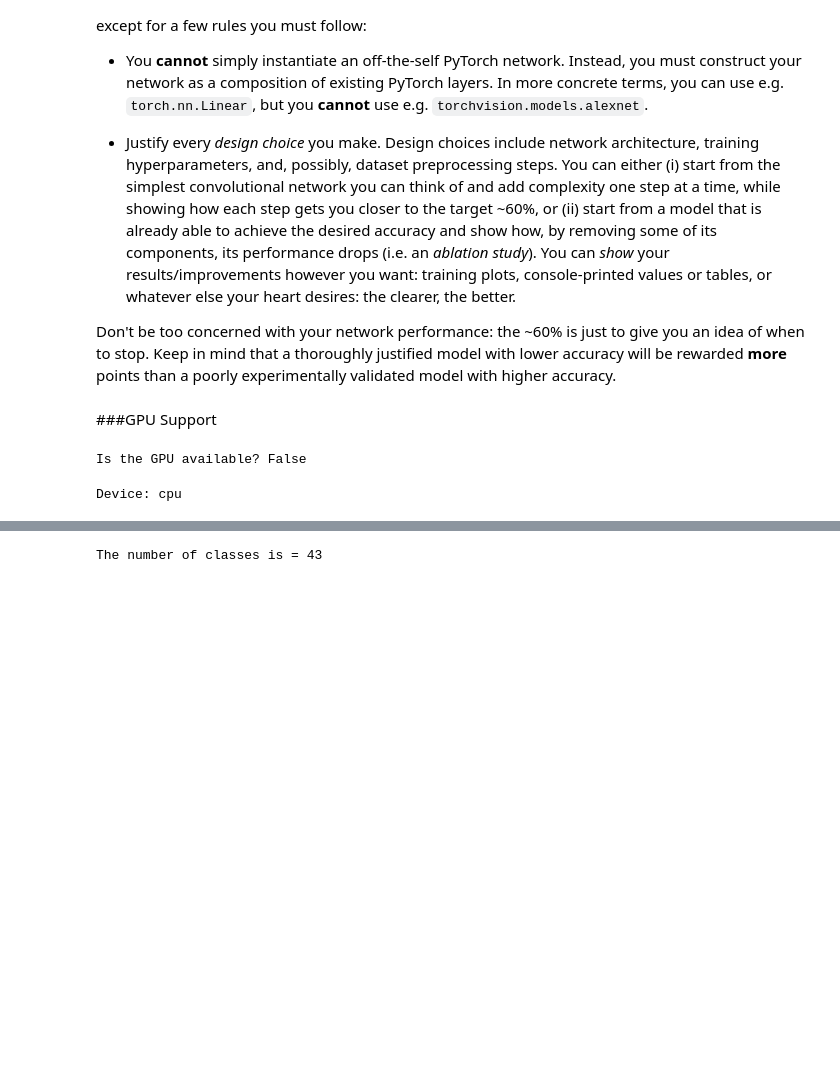
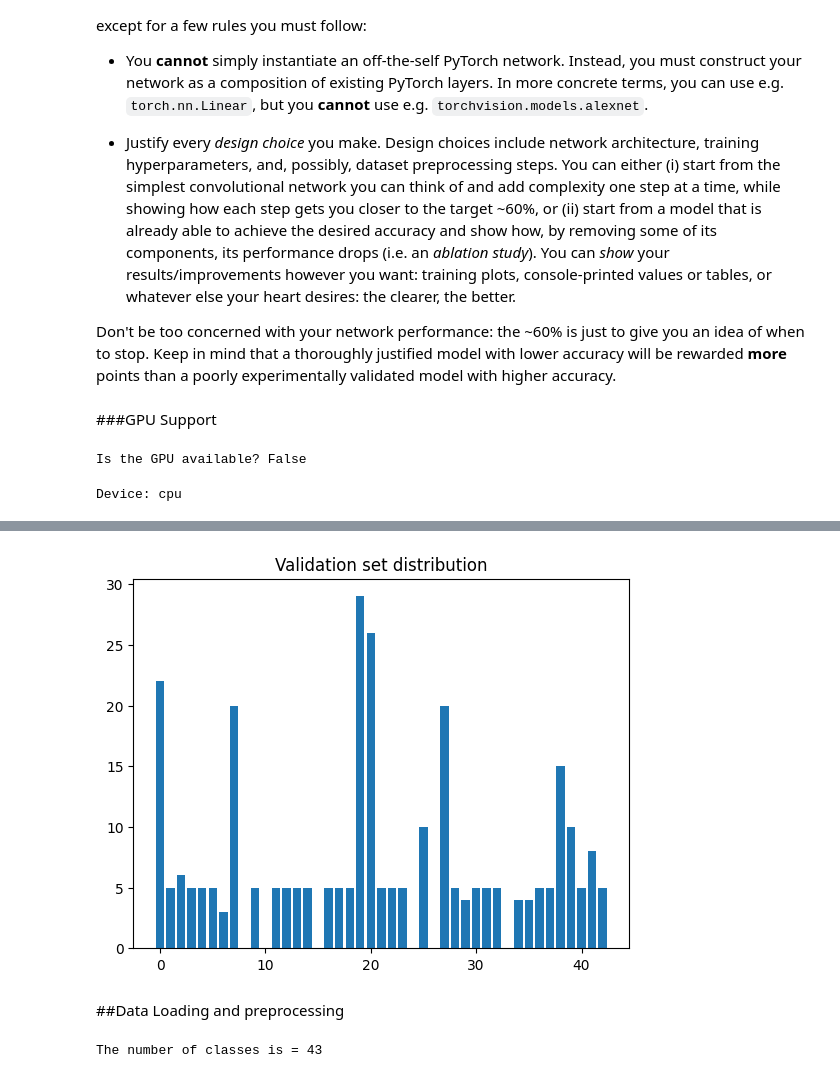
Before and after one commit to t-perniola/IPCV-assignments, a Jupyter notebook: assignment_module_2.ipynb, the cells around one changed output, grey strips where cells are left out. Saved outputs shown, nothing was run; the diff lists cells and outputs as text; code cells hidden in the pictures; blank space fills up the shorter version.

```diff
--- a/assignment_module_2.ipynb
+++ b/assignment_module_2.ipynb
@@ -209 +193,11 @@ Device: cpu
+# %%
+val_data = GroceryStoreDataset(split="val")
+unique_val_classes, per_val_class_count = np.unique(val_data.labels, return_counts=True)
+plt.title("Validation set distribution")
+plt.bar(unique_val_classes, per_val_class_count)
+plt.show()
+# %% [output]
+[figure, added]
+# %% [markdown]
+##Data Loading and preprocessing
 # %%
```
Also changed, not shown: parts of 62 cells of this notebook.
